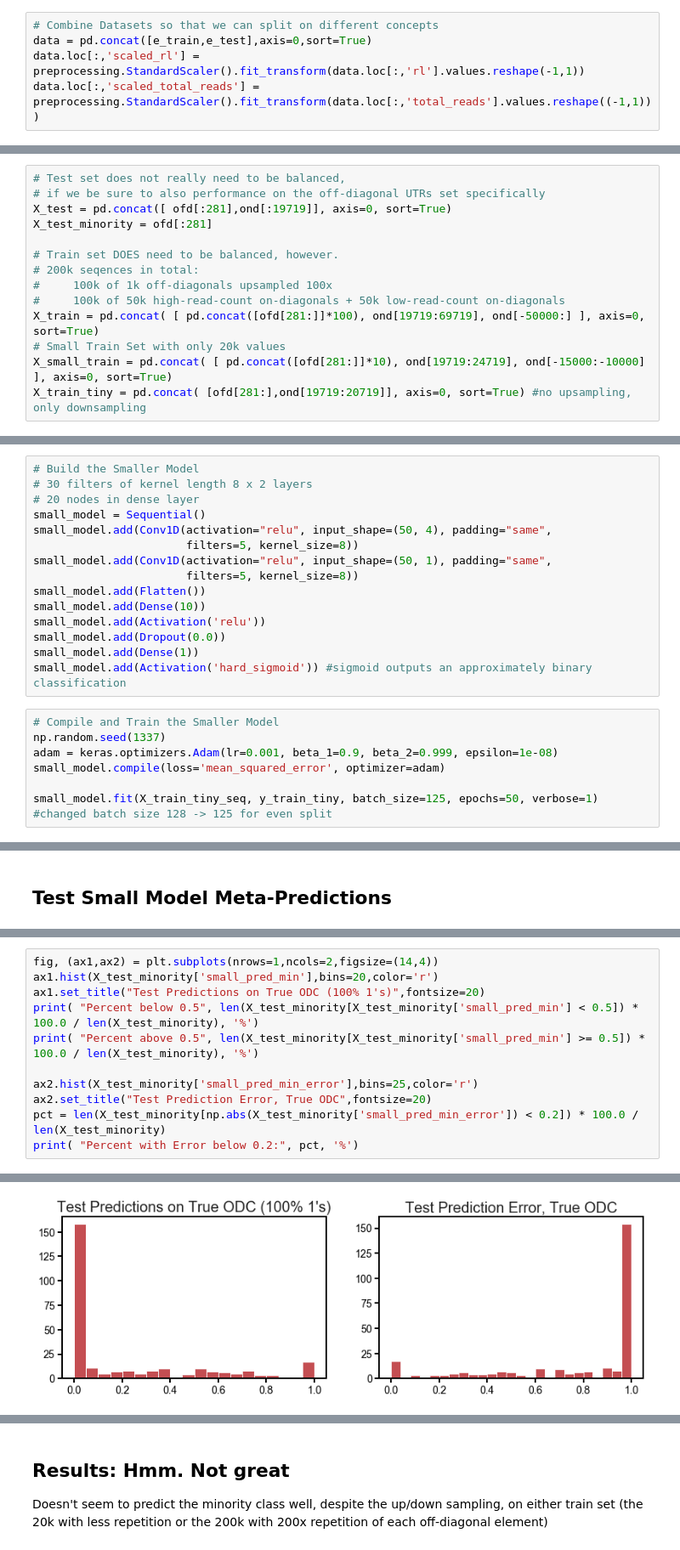
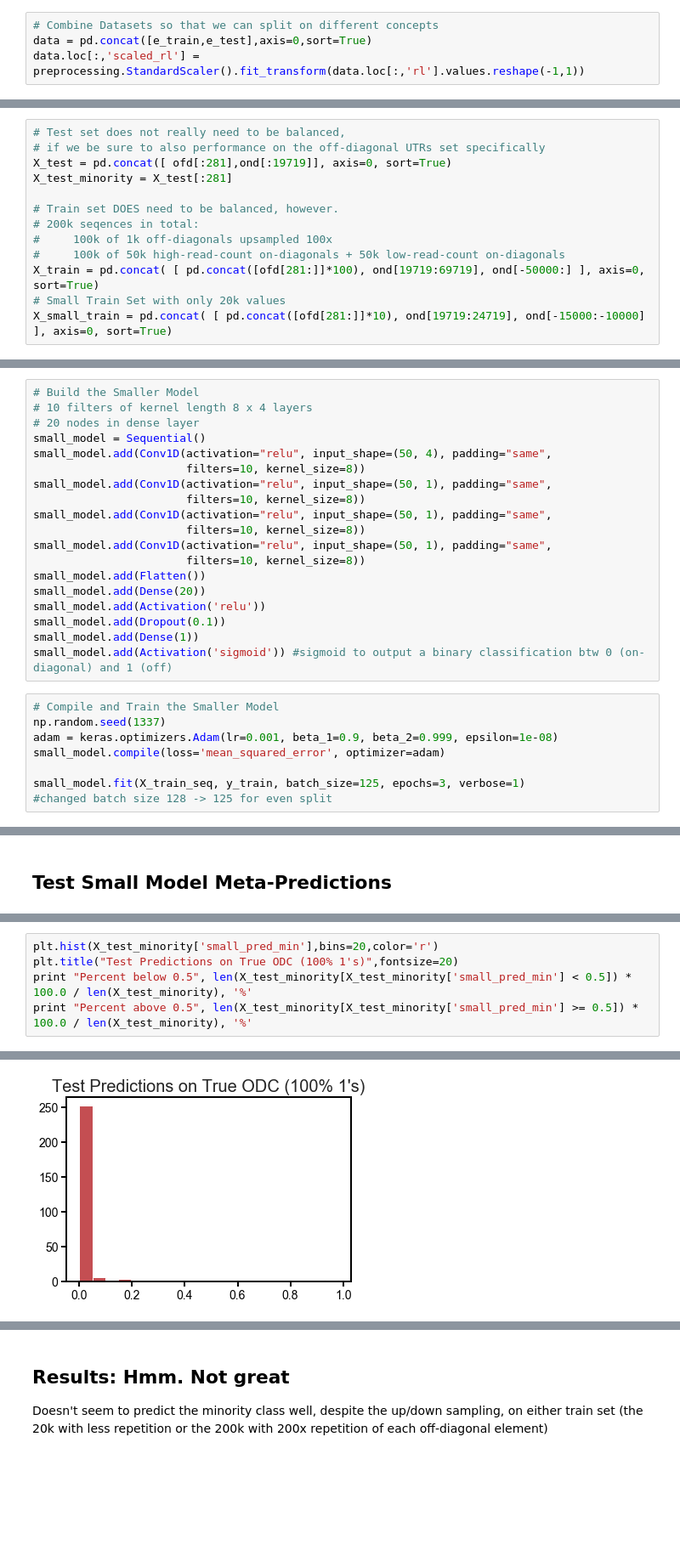
Before and after one commit to laueste/human_5utr_modeling, a Jupyter notebook: modeling/8_training_MRL_CNN_DistillationOffDiagonals.ipynb, the cells around one changed output, grey strips where cells are left out. Shown at 85% size. Drawn from its saved outputs; the diff is of its cells as text; blank space fills up the shorter version.

```diff
--- a/modeling/8_training_MRL_CNN_DistillationOffDiagonals.ipynb
+++ b/modeling/8_training_MRL_CNN_DistillationOffDiagonals.ipynb
@@ -282,6 +216,5 @@ plot_auth = jointgrid_plot([e_train,e_test],alphas=[0.3,0.5],yheader='auth_pred'
 # Combine Datasets so that we can split on different concepts
 data = pd.concat([e_train,e_test],axis=0,sort=True)
 data.loc[:,'scaled_rl'] = preprocessing.StandardScaler().fit_transform(data.loc[:,'rl'].values.reshape(-1,1))
-data.loc[:,'scaled_total_reads'] = preprocessing.StandardScaler().fit_transform(data.loc[:,'total_reads'].values.reshape((-1,1)))
 # %%
 # Add MFE Data Now (for later usage)
@@ -359,7 +296,7 @@ ond.loc[:,'off_diagonal'] = 0
 # Test set does not really need to be balanced,
 # if we be sure to also performance on the off-diagonal UTRs set specifically
 X_test = pd.concat([ ofd[:281],ond[:19719]], axis=0, sort=True)
-X_test_minority = ofd[:281]
+X_test_minority = X_test[:281]
 
 # Train set DOES need to be balanced, however.
 # 200k seqences in total:
@@ -368,7 +305,6 @@ X_test_minority = ofd[:281]
 X_train = pd.concat( [ pd.concat([ofd[281:]]*100), ond[19719:69719], ond[-50000:] ], axis=0, sort=True)
 # Small Train Set with only 20k values
 X_small_train = pd.concat( [ pd.concat([ofd[281:]]*10), ond[19719:24719], ond[-15000:-10000] ], axis=0, sort=True)
-X_train_tiny = pd.concat( [ofd[281:],ond[19719:20719]], axis=0, sort=True) #no upsampling, only downsampling
 # %%
 # Shuffle order of Train Set
 np.random.seed(42)
@@ -390,25 +323,29 @@ y_test = X_test['off_diagonal'].values
 ## Make Small Model with No Additional Information than Main Model
 # %%
 # Build the Smaller Model
-# 30 filters of kernel length 8 x 2 layers
+# 10 filters of kernel length 8 x 4 layers
 # 20 nodes in dense layer
 small_model = Sequential()
 small_model.add(Conv1D(activation="relu", input_shape=(50, 4), padding="same",
-                       filters=5, kernel_size=8))
+                       filters=10, kernel_size=8))
 small_model.add(Conv1D(activation="relu", input_shape=(50, 1), padding="same",
-                       filters=5, kernel_size=8))
+                       filters=10, kernel_size=8))
+small_model.add(Conv1D(activation="relu", input_shape=(50, 1), padding="same",
+                       filters=10, kernel_size=8))
+small_model.add(Conv1D(activation="relu", input_shape=(50, 1), padding="same",
+                       filters=10, kernel_size=8))
 small_model.add(Flatten())
-small_model.add(Dense(10))
+small_model.add(Dense(20))
 small_model.add(Activation('relu'))
-small_model.add(Dropout(0.0))
+small_model.add(Dropout(0.1))
 small_model.add(Dense(1))
-small_model.add(Activation('hard_sigmoid')) #sigmoid outputs an approximately binary classification
+small_model.add(Activation('sigmoid')) #sigmoid to output a binary classification btw 0 (on-diagonal) and 1 (off)
 # %%
 # Compile and Train the Smaller Model
 np.random.seed(1337)
 adam = keras.optimizers.Adam(lr=0.001, beta_1=0.9, beta_2=0.999, epsilon=1e-08)
 small_model.compile(loss='mean_squared_error', optimizer=adam)
 
-small_model.fit(X_train_tiny_seq, y_train_tiny, batch_size=125, epochs=50, verbose=1)
+small_model.fit(X_train_seq, y_train, batch_size=125, epochs=3, verbose=1)
 #changed batch size 128 -> 125 for even split
 # %% [output]
@@ -479,12 +401,6 @@ Percent with Error below 0.2: 16.49 %
 # %%
-fig, (ax1,ax2) = plt.subplots(nrows=1,ncols=2,figsize=(14,4))
-ax1.hist(X_test_minority['small_pred_min'],bins=20,color='r')
-ax1.set_title("Test Predictions on True ODC (100% 1's)",fontsize=20)
-print( "Percent below 0.5", len(X_test_minority[X_test_minority['small_pred_min'] < 0.5]) * 100.0 / len(X_test_minority), '%')
-print( "Percent above 0.5", len(X_test_minority[X_test_minority['small_pred_min'] >= 0.5]) * 100.0 / len(X_test_minority), '%')
-
-ax2.hist(X_test_minority['small_pred_min_error'],bins=25,color='r')
-ax2.set_title("Test Prediction Error, True ODC",fontsize=20)
-pct = len(X_test_minority[np.abs(X_test_minority['small_pred_min_error']) < 0.2]) * 100.0 / len(X_test_minority)
-print( "Percent with Error below 0.2:", pct, '%')
+plt.hist(X_test_minority['small_pred_min'],bins=20,color='r')
+plt.title("Test Predictions on True ODC (100% 1's)",fontsize=20)
+print "Percent below 0.5", len(X_test_minority[X_test_minority['small_pred_min'] < 0.5]) * 100.0 / len(X_test_minority), '%'
+print "Percent above 0.5", len(X_test_minority[X_test_minority['small_pred_min'] >= 0.5]) * 100.0 / len(X_test_minority), '%'
 # %% [output]
@@ -494 +409 @@ Percent with Error below 0.2: 8.540925266903914 %
-[figure, old version]
+[figure, new version]
```
Also changed, not shown: parts of 56 cells of this notebook.
